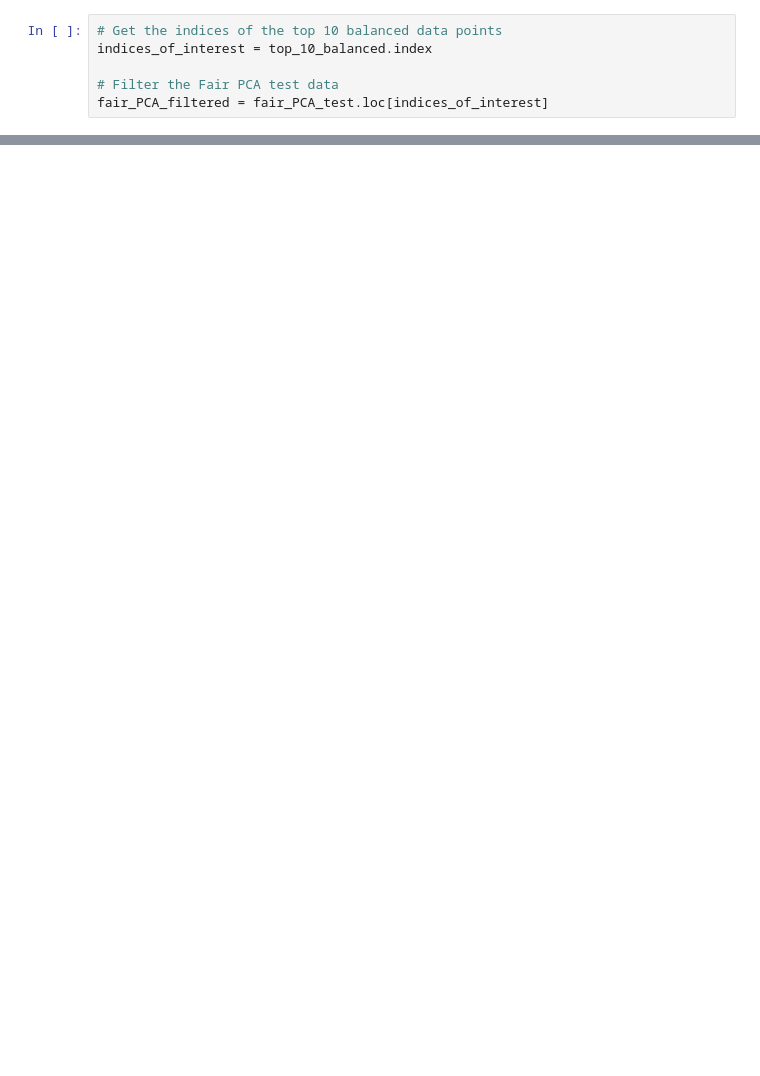
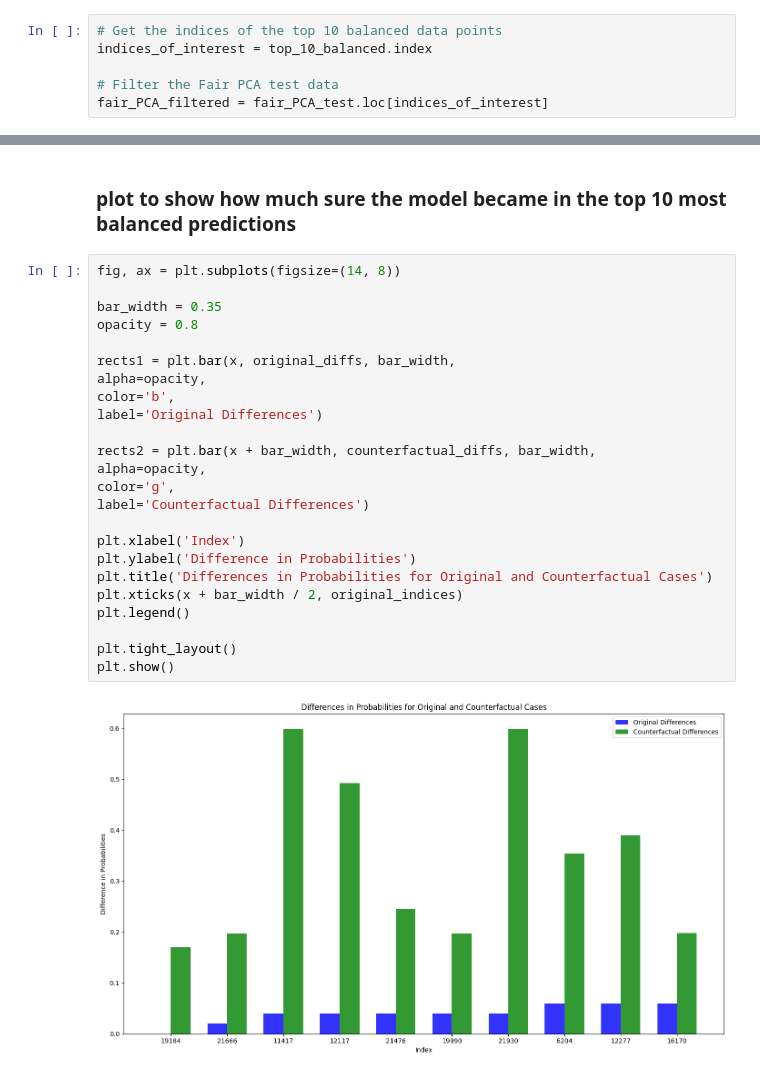
Before and after one commit to juliehinge/Algorithmic-Fairness, a Jupyter notebook: shap_and_counterfactuals.ipynb, the cells around one changed output, grey strips where cells are left out. Cells and saved outputs as stored; diff of their text form; blank space fills up the shorter version.

Commit message:
little change to counterfactuals section

```diff
--- a/shap_and_counterfactuals.ipynb
+++ b/shap_and_counterfactuals.ipynb
@@ -193,0 +179,28 @@ Index: 12027, Gold Label: 1.0, Probabilities: Class 0 = 0.8237, Class 1 = 0.1763
+# %% [markdown]
+### plot to show how much sure the model became in the top 10 most balanced predictions
+# %%
+fig, ax = plt.subplots(figsize=(14, 8))
+
+bar_width = 0.35
+opacity = 0.8
+
+rects1 = plt.bar(x, original_diffs, bar_width,
+alpha=opacity,
+color='b',
+label='Original Differences')
+
+rects2 = plt.bar(x + bar_width, counterfactual_diffs, bar_width,
+alpha=opacity,
+color='g',
+label='Counterfactual Differences')
+
+plt.xlabel('Index')
+plt.ylabel('Difference in Probabilities')
+plt.title('Differences in Probabilities for Original and Counterfactual Cases')
+plt.xticks(x + bar_width / 2, original_indices)
+plt.legend()
+
+plt.tight_layout()
+plt.show()
+# %% [output]
+[figure, added]
```
Also changed, not shown: parts of 10 cells of this notebook, 3 other files.
